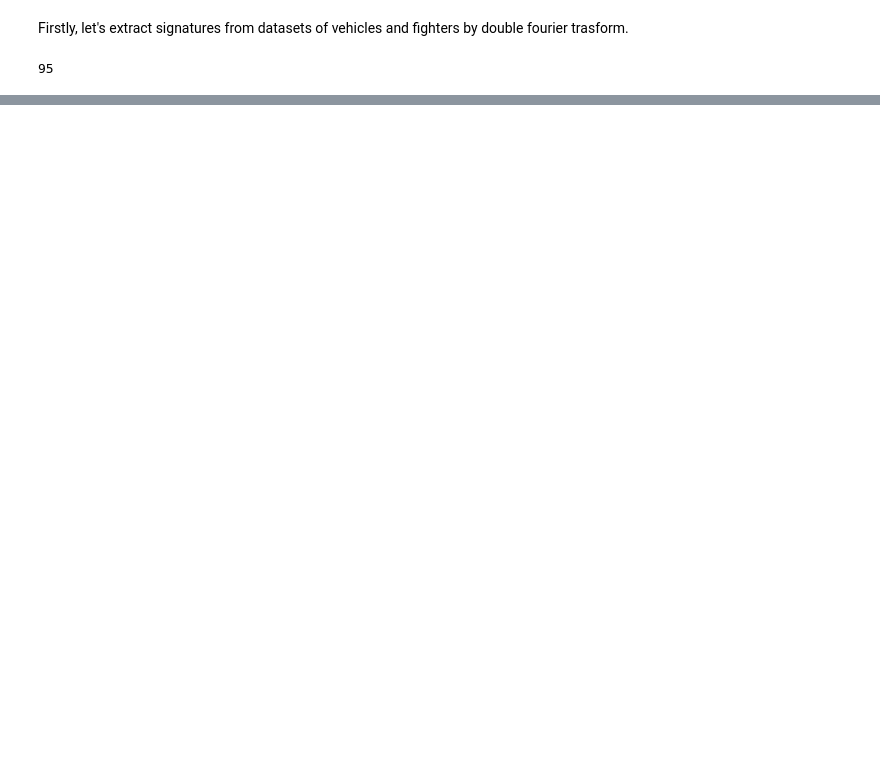
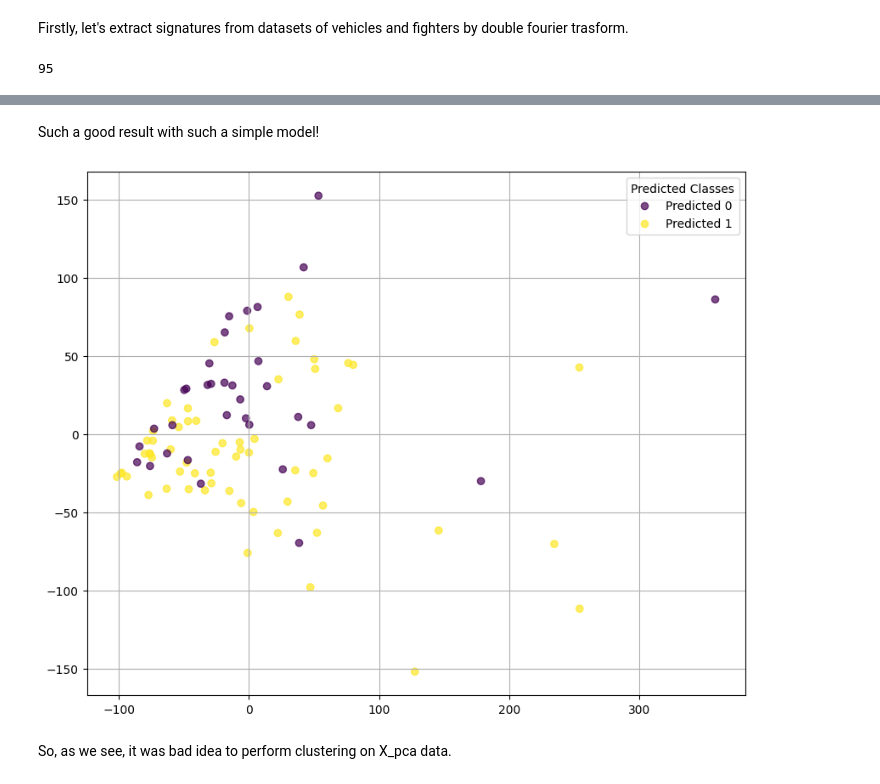
Before and after one commit to duinage/BigData, a Jupyter notebook: engine_sound/main.ipynb, the cells around one changed output, grey strips where cells are left out. Cells and saved outputs as stored; diff of their text form; code cells hidden in the pictures; blank space fills up the shorter version.

```diff
--- a/engine_sound/main.ipynb
+++ b/engine_sound/main.ipynb
@@ -126,0 +134,16 @@ plt.grid(True)
+# %%
+from sklearn.model_selection import train_test_split
+from sklearn.linear_model import Perceptron
+from sklearn.metrics import accuracy_score, classification_report
+
+X_train, X_test, y_train, y_test = train_test_split(X_scaled, X_labels, test_size=0.2, shuffle=True, random_state=666)
+
+classifier = Perceptron(random_state=666)
+classifier.fit(X_train, y_train)
+y_pred = classifier.predict(X_test)
+accuracy = accuracy_score(y_test, y_pred)
+report = classification_report(y_test, y_pred)
+
+print(f"\nClassifier Accuracy on Test Set: {accuracy:.4f}")
+print("\nClassification Report:\n")
+print(report)
@@ -126,0 +163,18 @@ plt.grid(True)
+# %% [markdown]
+Such a good result with such a simple model!
+# %%
+y_pred_all = classifier.predict(X_scaled)
+y_pred_all = [1 if char == 'v' else 0 for char in y_pred_all if char in ('v', 'f')]
+
+plt.figure(figsize=(10, 8))
+scatter_pred = plt.scatter(X_pca[:, 0], X_pca[:, 1], c=y_pred_all, cmap='viridis', alpha=0.7)
+unique_predicted_labels = np.unique(y_pred_all)
+handles, labels_from_elements = scatter_pred.legend_elements()
+legend_labels = [f'Predicted {i}' for i in unique_predicted_labels]
+plt.legend(handles=handles, labels=legend_labels, title="Predicted Classes")
+plt.grid(True)
+plt.show()
+# %% [output]
+[figure, added]
+# %% [markdown]
+So, as we see, it was bad idea to perform clustering on X_pca data.
```
Also changed, not shown: parts of 7 cells of this notebook.
